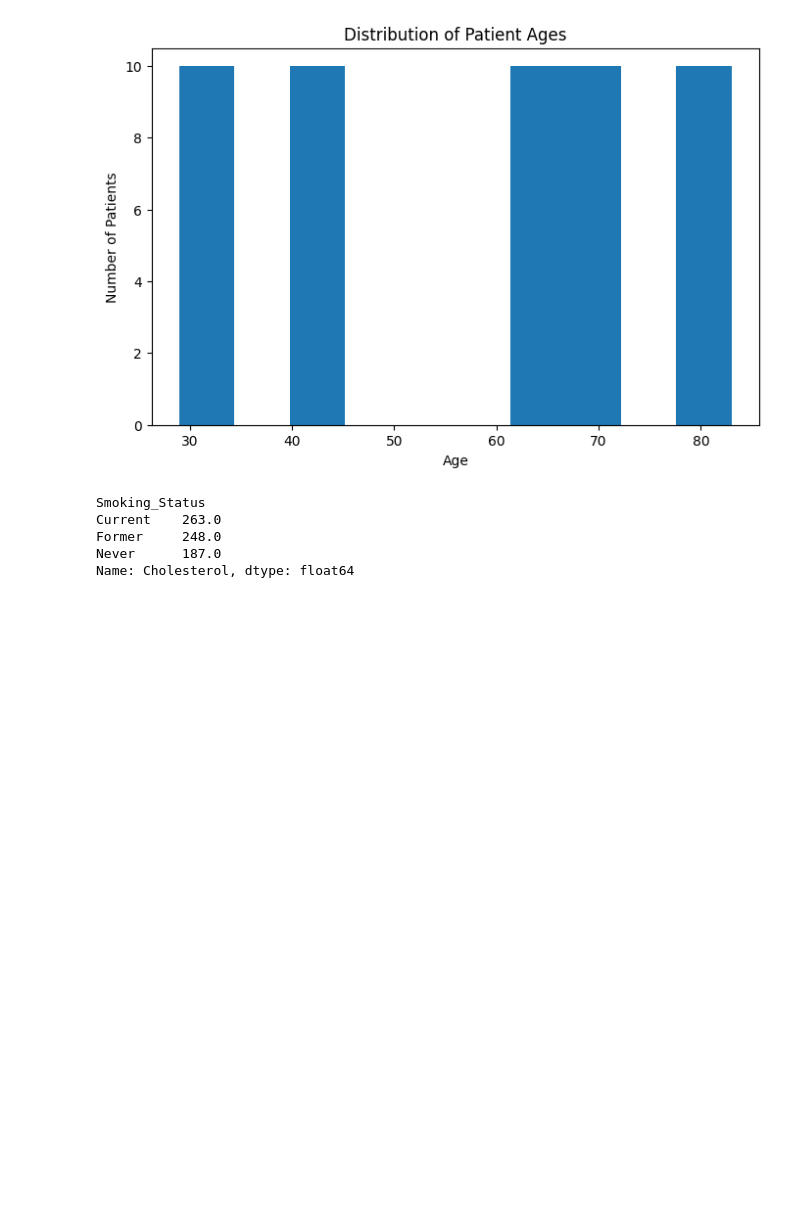
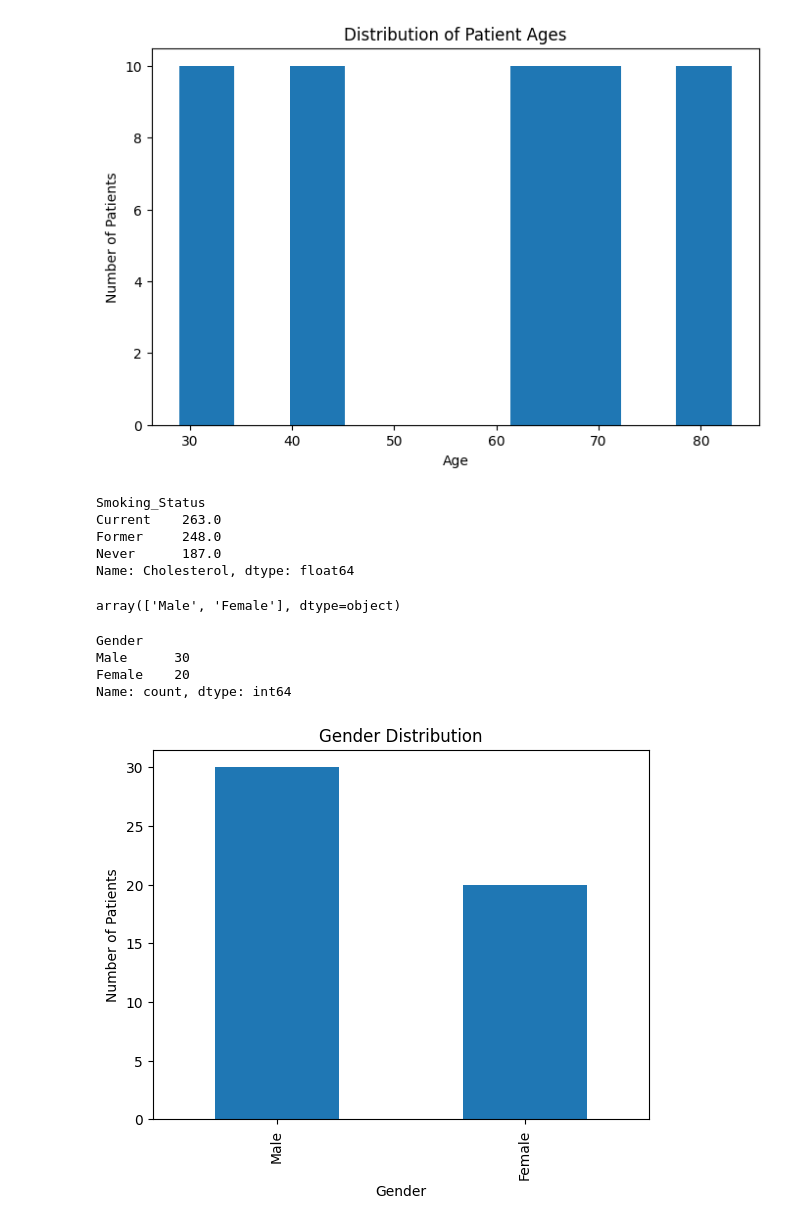
Before and after one commit to tapay9/healthcare_analysis, a Jupyter notebook: healthcare_analysis.ipynb, the cells around one changed output. Drawn from its saved outputs; the diff is of its cells as text; code cells hidden in the pictures; blank space fills up the shorter version.

```diff
--- a/healthcare_analysis.ipynb
+++ b/healthcare_analysis.ipynb
@@ -213,12 +213,6 @@ array(['Yes', 'No'], dtype=object)
 df["Diabetes"].unique()
 # %% [output]
 array(['Yes', 'No'], dtype=object)
-# %%
-df["Diabetes"] = df["Diabetes"].replace({
-    "Y": "Yes",
-    "yes": "Yes",
-    "TRUE": "Yes"
-}) #replacing inconsistent values
 # %%
 df.describe()
 # %% [output]
@@ -273,3 +267,29 @@ Current    263.0
 Former     248.0
 Never      187.0
 Name: Cholesterol, dtype: float64
+# %%
+df["Gender"] = (
+    df["Gender"]
+    .str.strip() #removes spaces
+    .str.title() #capitalizes the first letter of each value
+)
+# %%
+df["Gender"].unique()
+# %% [output]
+array(['Male', 'Female'], dtype=object)
+# %%
+df["Gender"].value_counts()
+# %% [output]
+Gender
+Male      30
+Female    20
+Name: count, dtype: int64
+# %%
+df["Gender"].value_counts().plot(kind="bar")
+
+plt.title("Gender Distribution")
+plt.xlabel("Gender")
+plt.ylabel("Number of Patients")
+plt.show()
+# %% [output]
+[figure, added]
```
Also changed, not shown: parts of 8 cells of this notebook, 1 other file.
